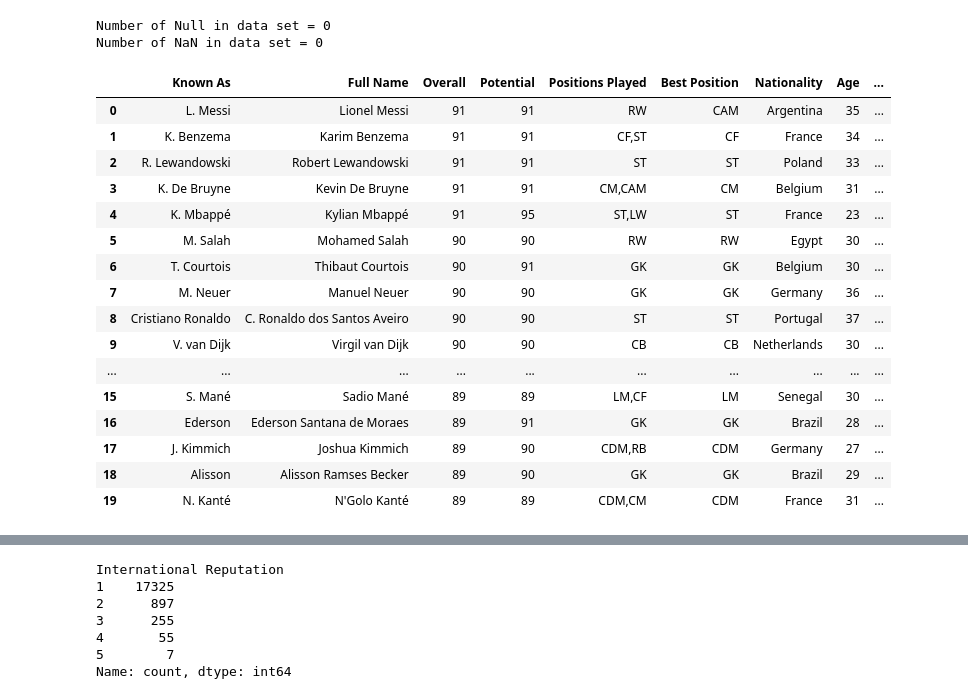
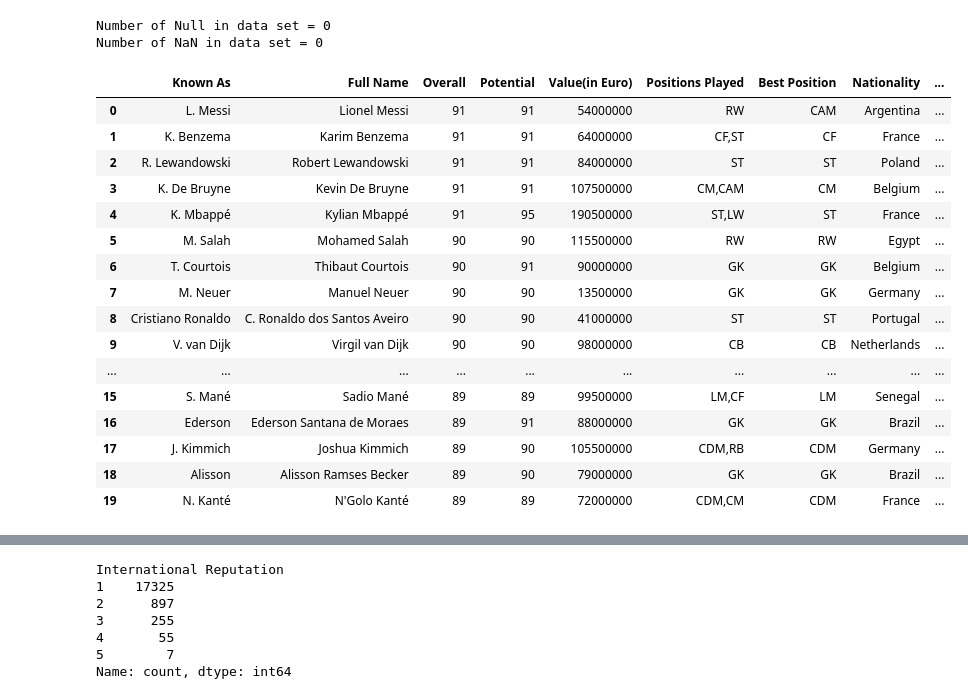
Before and after one commit to Simonmaignan/data-analysis-projects, a Jupyter notebook: projects/fifa-23-players/fifa23-players-explore.ipynb, the cells around one changed output, grey strips where cells are left out. Drawn from its saved outputs; the diff is of its cells as text; code cells hidden in the pictures.

```diff
--- a/projects/fifa-23-players/fifa23-players-explore.ipynb
+++ b/projects/fifa-23-players/fifa23-players-explore.ipynb
@@ -44,38 +50,38 @@ Number of NaN in data set = 0
 # %%
 # Drop columns without interest
 columns_to_drop: List[str] = []
 text_to_drop: List[str] = [
     "Image",
-    "Euro",
-    "Club",
-    "Team",
+    # "Euro",
+    # "Club",
+    # "Team",
     "Contract",
     "Release Clause",
 ]
 for text in text_to_drop:
     df_fifa_players = df_fifa_players.loc[
         :, ~df_fifa_players.columns.str.contains(text, case=False)
     ]
 
 df_fifa_players.head(20)
 # %% [output]
-|  | Known As | Full Name | Overall | Potential | Positions Played | Best Position | Nationality | Age | ... |
-| 0 | L. Messi | Lionel Messi | 91 | 91 | RW | CAM | Argentina | 35 | ... |
-| 1 | K. Benzema | Karim Benzema | 91 | 91 | CF,ST | CF | France | 34 | ... |
-| 2 | R. Lewandowski | Robert Lewandowski | 91 | 91 | ST | ST | Poland | 33 | ... |
-| 3 | K. De Bruyne | Kevin De Bruyne | 91 | 91 | CM,CAM | CM | Belgium | 31 | ... |
-| 4 | K. Mbappé | Kylian Mbappé | 91 | 95 | ST,LW | ST | France | 23 | ... |
-| 5 | M. Salah | Mohamed Salah | 90 | 90 | RW | RW | Egypt | 30 | ... |
-| 6 | T. Courtois | Thibaut Courtois | 90 | 91 | GK | GK | Belgium | 30 | ... |
-| 7 | M. Neuer | Manuel Neuer | 90 | 90 | GK | GK | Germany | 36 | ... |
-| 8 | Cristiano Ronaldo | C. Ronaldo dos Santos Aveiro | 90 | 90 | ST | ST | Portugal | 37 | ... |
-| 9 | V. van Dijk | Virgil van Dijk | 90 | 90 | CB | CB | Netherlands | 30 | ... |
+|  | Known As | Full Name | Overall | Potential | Value(in Euro) | Positions Played | Best Position | Nationality | ... |
+| 0 | L. Messi | Lionel Messi | 91 | 91 | 54000000 | RW | CAM | Argentina | ... |
+| 1 | K. Benzema | Karim Benzema | 91 | 91 | 64000000 | CF,ST | CF | France | ... |
+| 2 | R. Lewandowski | Robert Lewandowski | 91 | 91 | 84000000 | ST | ST | Poland | ... |
+| 3 | K. De Bruyne | Kevin De Bruyne | 91 | 91 | 107500000 | CM,CAM | CM | Belgium | ... |
+| 4 | K. Mbappé | Kylian Mbappé | 91 | 95 | 190500000 | ST,LW | ST | France | ... |
+| 5 | M. Salah | Mohamed Salah | 90 | 90 | 115500000 | RW | RW | Egypt | ... |
+| 6 | T. Courtois | Thibaut Courtois | 90 | 91 | 90000000 | GK | GK | Belgium | ... |
+| 7 | M. Neuer | Manuel Neuer | 90 | 90 | 13500000 | GK | GK | Germany | ... |
+| 8 | Cristiano Ronaldo | C. Ronaldo dos Santos Aveiro | 90 | 90 | 41000000 | ST | ST | Portugal | ... |
+| 9 | V. van Dijk | Virgil van Dijk | 90 | 90 | 98000000 | CB | CB | Netherlands | ... |
 | ... | ... | ... | ... | ... | ... | ... | ... | ... | ... |
-| 15 | S. Mané | Sadio Mané | 89 | 89 | LM,CF | LM | Senegal | 30 | ... |
-| 16 | Ederson | Ederson Santana de Moraes | 89 | 91 | GK | GK | Brazil | 28 | ... |
-| 17 | J. Kimmich | Joshua Kimmich | 89 | 90 | CDM,RB | CDM | Germany | 27 | ... |
-| 18 | Alisson | Alisson Ramses Becker | 89 | 90 | GK | GK | Brazil | 29 | ... |
-| 19 | N. Kanté | N'Golo Kanté | 89 | 89 | CDM,CM | CDM | France | 31 | ... |
+| 15 | S. Mané | Sadio Mané | 89 | 89 | 99500000 | LM,CF | LM | Senegal | ... |
+| 16 | Ederson | Ederson Santana de Moraes | 89 | 91 | 88000000 | GK | GK | Brazil | ... |
+| 17 | J. Kimmich | Joshua Kimmich | 89 | 90 | 105500000 | CDM,RB | CDM | Germany | ... |
+| 18 | Alisson | Alisson Ramses Becker | 89 | 90 | 79000000 | GK | GK | Brazil | ... |
+| 19 | N. Kanté | N'Golo Kanté | 89 | 89 | 72000000 | CDM,CM | CDM | France | ... |
 # %%
 df_fifa_players.describe()
 # %% [output]
```
Also changed, not shown: parts of 10 cells of this notebook.
